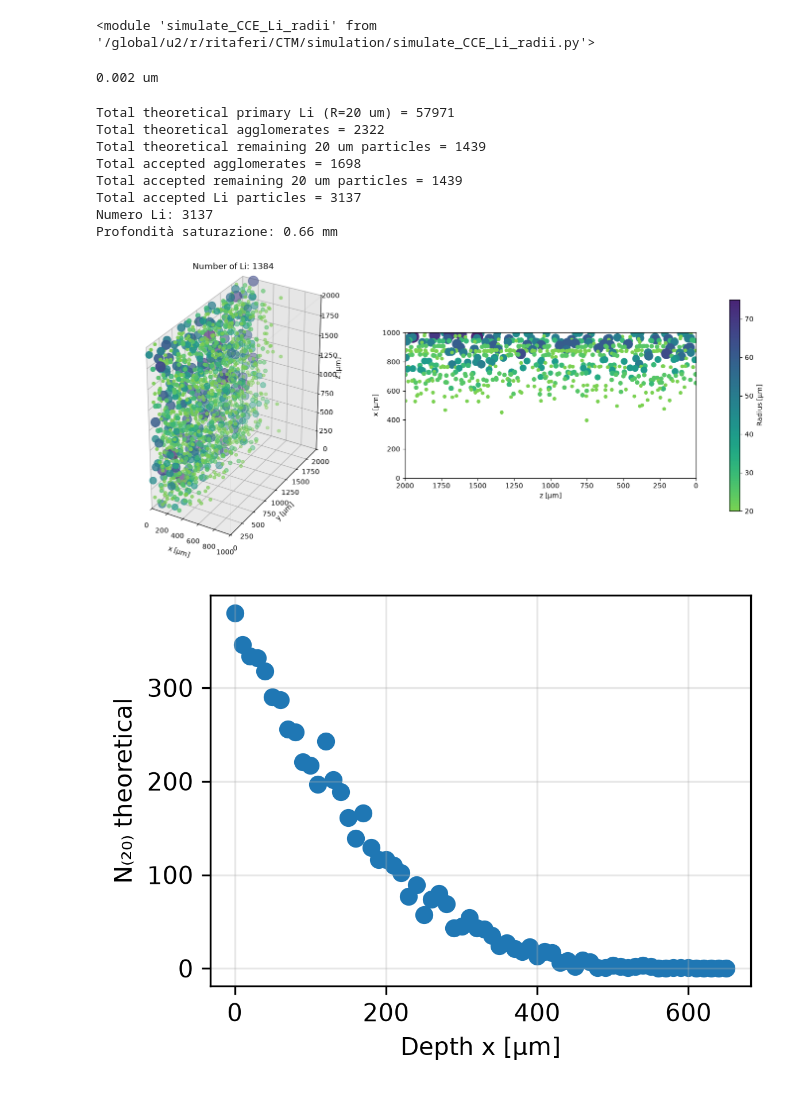
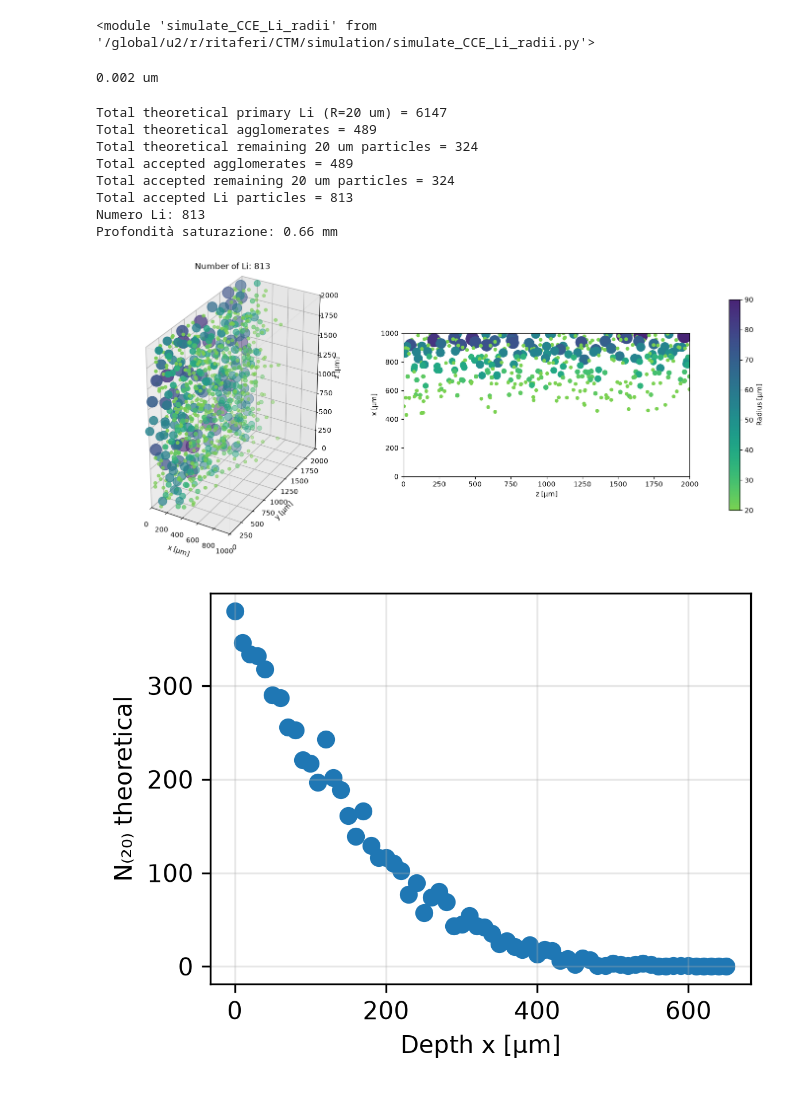
Before and after one commit to RitaF00/Charge-Trapping-Model-in-python, a Jupyter notebook: simulation/agglomerate.ipynb, the cells around one changed output. Cells and saved outputs as stored; diff of their text form; code cells hidden in the pictures.

```diff
--- a/simulation/agglomerate.ipynb
+++ b/simulation/agglomerate.ipynb
@@ -1568,7 +1568,7 @@ my_args = argparse.Namespace(
 
     N_repeat=100,
 
-    alpha=8e-9,
+    alpha=8e-11,
 
     # IN CM
     FCCD = 0.087,
@@ -1580,7 +1580,7 @@ my_args = argparse.Namespace(
 
     t_ann=18*60,
 
-    N_min_agg =15,
+    N_min_agg =4,
 
     output="library"
 )
@@ -1594,13 +1594,13 @@ print("Numero Li:", len(px))
 print("Profondità saturazione:", saturation_depth*10, "mm")
 # %% [output]
 0.002 um
-Total theoretical primary Li (R=20 um) = 57971
-Total theoretical agglomerates = 2322
-Total theoretical remaining 20 um particles = 1439
-Total accepted agglomerates = 1698
-Total accepted remaining 20 um particles = 1439
-Total accepted Li particles = 3137
-Numero Li: 3137
+Total theoretical primary Li (R=20 um) = 6147
+Total theoretical agglomerates = 489
+Total theoretical remaining 20 um particles = 324
+Total accepted agglomerates = 489
+Total accepted remaining 20 um particles = 324
+Total accepted Li particles = 813
+Numero Li: 813
 Profondità saturazione: 0.66 mm
 # %%
 # ============================================================
@@ -1838,7 +1838,7 @@ scatter2 = ax2.scatter(
 # Limiti
 # ----------------------------------------------------------
 
-ax2.set_xlim(0, Lz)
+ax2.set_xlim(Lz,0)
 ax2.set_ylim(0, Lx)
 
 
@@ -1864,34 +1864,34 @@ ax2.set_aspect(
 # ----------------------------------------------------------
 
 ax2.set_xlabel("z [µm]")
 ax2.set_ylabel("x [µm]")
 
 
 
 
 # ==========================================================
 # COLORBAR COMUNE
 # ==========================================================
 
 cbar = fig.colorbar(
     scatter1,
     ax=[ax1, ax2],
     pad=0.05,
     shrink=0.8
 )
 
 cbar.set_label(
     "Radius [µm]"
 )
 
 
 # ==========================================================
 # MOSTRA
 # ==========================================================
 plt.savefig("plot/Li_lattice.png", dpi = 300)
 plt.show()
 # %% [output]
-[figure, old version]
+[figure, new version]
 # %%
 ## ============================================================
 # CONVERSION FOR PLOTS
```
Also changed, not shown: 3 other files.
